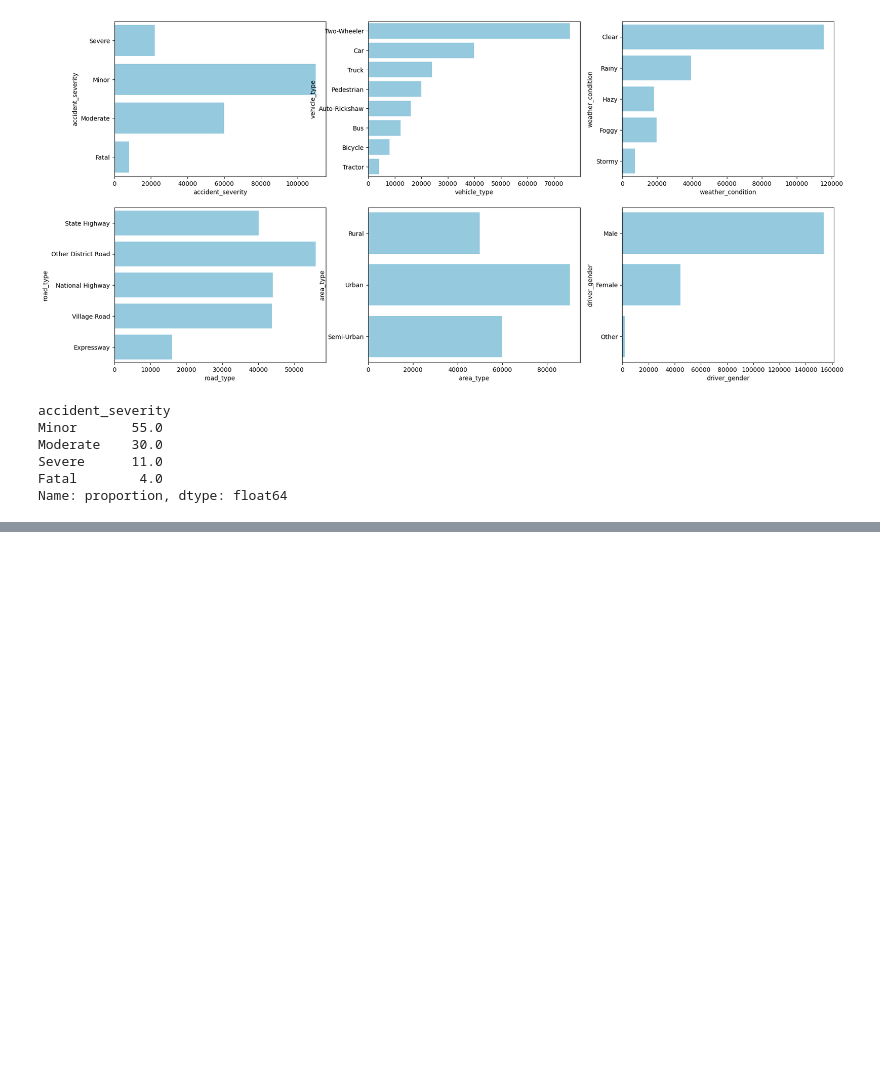
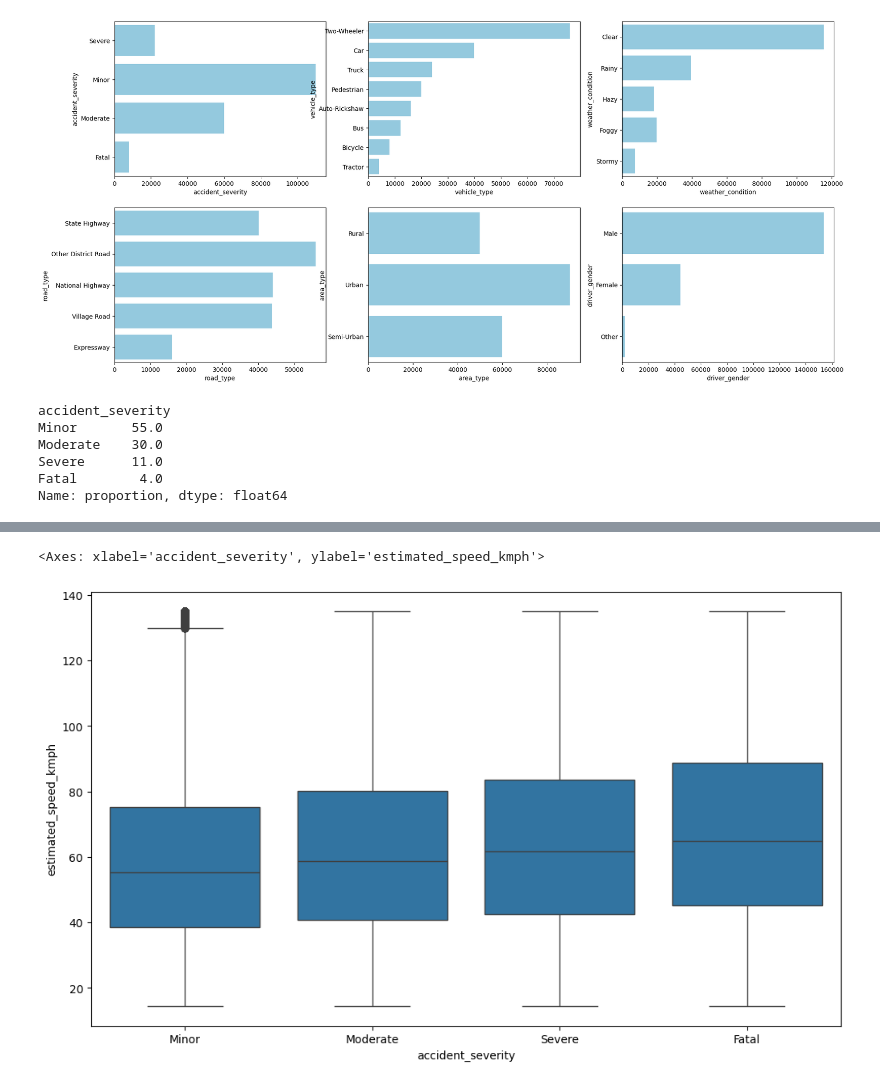
Before and after one commit to pushkarupadhyay587-a11y/gdg_probation_task1, a Jupyter notebook: eda.ipynb, the cells around one changed output, grey strips where cells are left out. Saved outputs shown, nothing was run; the diff lists cells and outputs as text; code cells hidden in the pictures; blank space fills up the shorter version.

```diff
--- a/eda.ipynb
+++ b/eda.ipynb
@@ -683,0 +692,6 @@ Name: proportion, dtype: float64
+# %%
+plt.figure(figsize=(12,7))
+sns.boxplot(data=df,x='accident_severity',y='estimated_speed_kmph',order=severity)
+# %% [output]
+<Axes: xlabel='accident_severity', ylabel='estimated_speed_kmph'>
+[figure, added]
```
Also changed, not shown: parts of 14 cells of this notebook.
